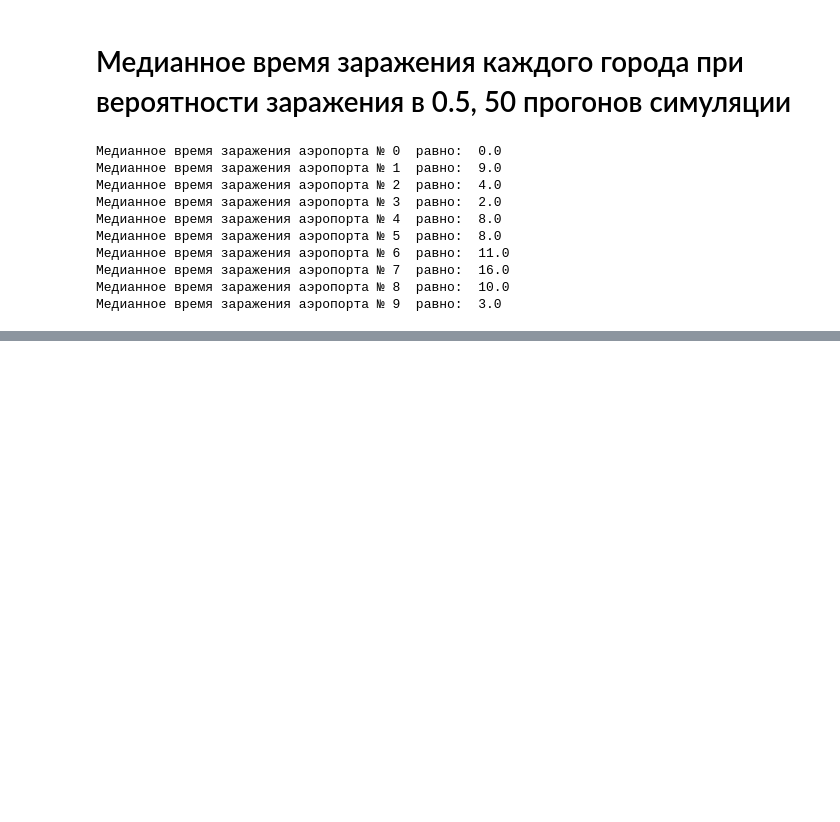
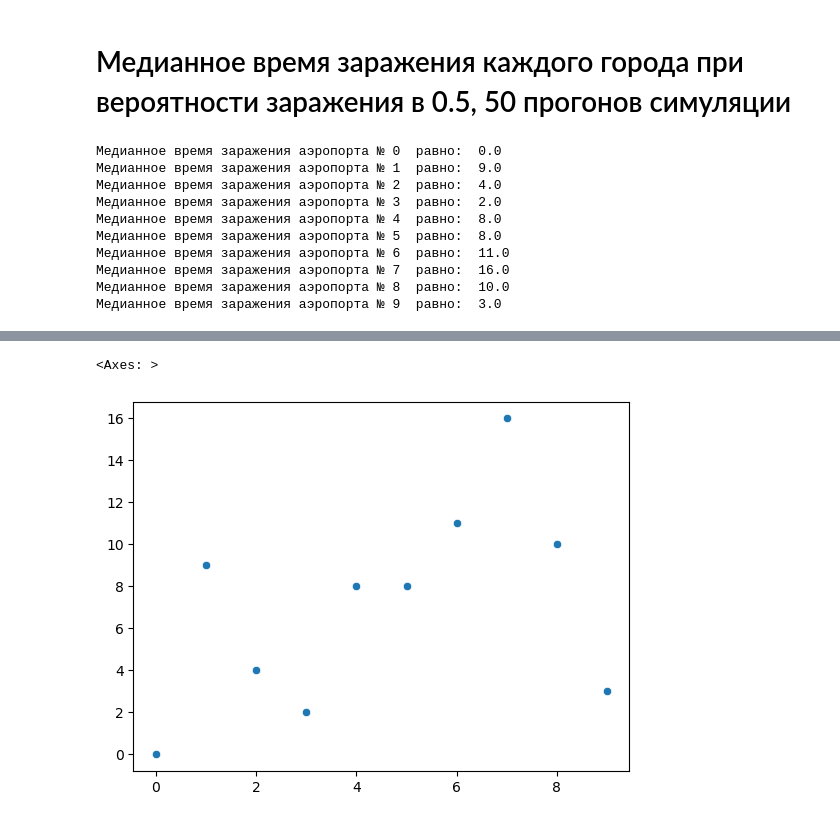
Before and after one commit to ATer-Oganisyan/prof-hw-1, a Jupyter notebook: prof-hw-4.ipynb, the cells around one changed output, grey strips where cells are left out. Drawn from its saved outputs; the diff is of its cells as text; code cells hidden in the pictures; blank space fills up the shorter version.

```diff
--- a/prof-hw-4.ipynb
+++ b/prof-hw-4.ipynb
@@ -374,0 +383,5 @@ calculate_connections_graph_matix()
+# %%
+sb.scatterplot(data = airport_infected_mesians, legend = 'full')
+# %% [output]
+<Axes: >
+[figure, added]
```
Also changed, not shown: parts of 7 cells of this notebook.
